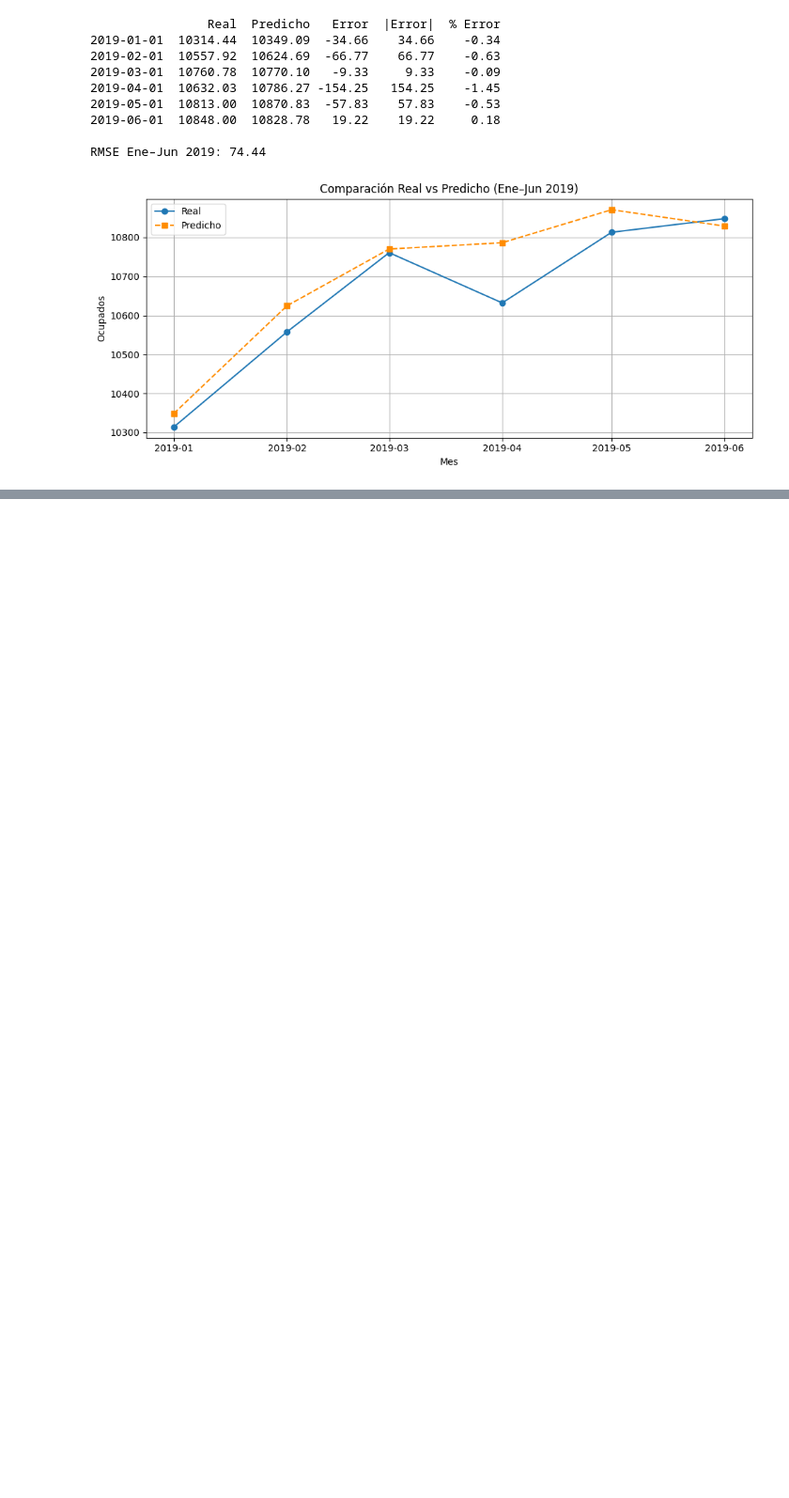
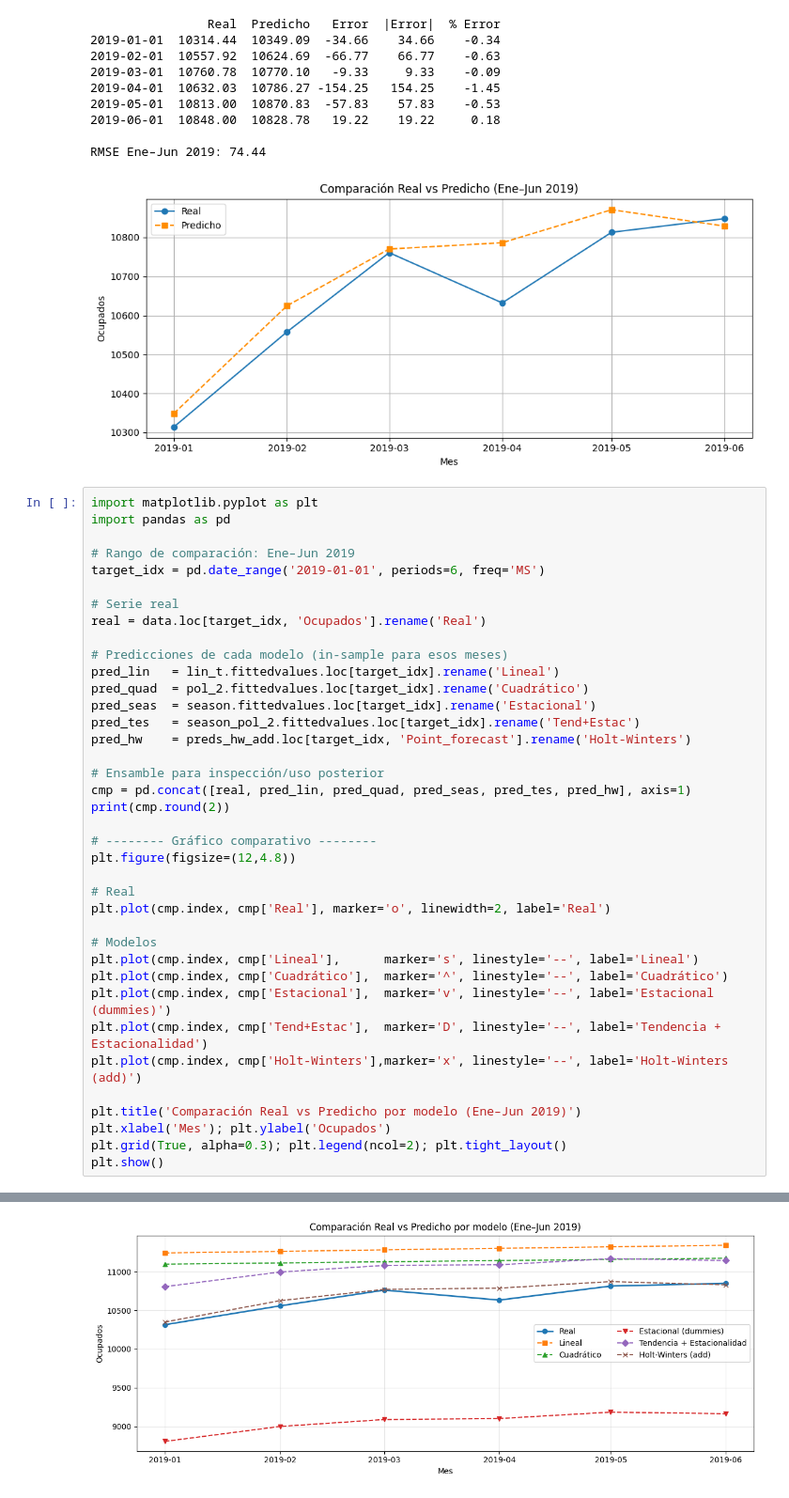
Before and after one commit to JulianEspinosaUrresti/ProyectoI-MIAA-2025, a Jupyter notebook: Taller_2_AAIII.ipynb, the cells around one changed output, grey strips where cells are left out. Shown at 94% size. Cells and saved outputs as stored; diff of their text form; blank space fills up the shorter version.

```diff
--- a/Taller_2_AAIII.ipynb
+++ b/Taller_2_AAIII.ipynb
@@ -778,3 +778,42 @@ plt.show()
 
 RMSE Ene–Jun 2019: 74.44
 [figure]
+# %%
+import matplotlib.pyplot as plt
+import pandas as pd
+
+# Rango de comparación: Ene–Jun 2019
+target_idx = pd.date_range('2019-01-01', periods=6, freq='MS')
+
+# Serie real
+real = data.loc[target_idx, 'Ocupados'].rename('Real')
+
+# Predicciones de cada modelo (in-sample para esos meses)
+pred_lin   = lin_t.fittedvalues.loc[target_idx].rename('Lineal')
+pred_quad  = pol_2.fittedvalues.loc[target_idx].rename('Cuadrático')
+pred_seas  = season.fittedvalues.loc[target_idx].rename('Estacional')
+pred_tes   = season_pol_2.fittedvalues.loc[target_idx].rename('Tend+Estac')
+pred_hw    = preds_hw_add.loc[target_idx, 'Point_forecast'].rename('Holt-Winters')
+
+# Ensamble para inspección/uso posterior
+cmp = pd.concat([real, pred_lin, pred_quad, pred_seas, pred_tes, pred_hw], axis=1)
+print(cmp.round(2))
+
+# -------- Gráfico comparativo --------
+plt.figure(figsize=(12,4.8))
+
+# Real
+plt.plot(cmp.index, cmp['Real'], marker='o', linewidth=2, label='Real')
+
+# Modelos
+plt.plot(cmp.index, cmp['Lineal'],      marker='s', linestyle='--', label='Lineal')
+plt.plot(cmp.index, cmp['Cuadrático'],  marker='^', linestyle='--', label='Cuadrático')
+plt.plot(cmp.index, cmp['Estacional'],  marker='v', linestyle='--', label='Estacional (dummies)')
+plt.plot(cmp.index, cmp['Tend+Estac'],  marker='D', linestyle='--', label='Tendencia + Estacionalidad')
+plt.plot(cmp.index, cmp['Holt-Winters'],marker='x', linestyle='--', label='Holt-Winters (add)')
+
+plt.title('Comparación Real vs Predicho por modelo (Ene–Jun 2019)')
+plt.xlabel('Mes'); plt.ylabel('Ocupados')
+plt.grid(True, alpha=0.3); plt.legend(ncol=2); plt.tight_layout()
+plt.show()
+# %% [output]
@@ -780,0 +835 @@ RMSE Ene–Jun 2019: 74.44
+[figure, added]
```
Also changed, not shown: parts of 1 cell of this notebook.
